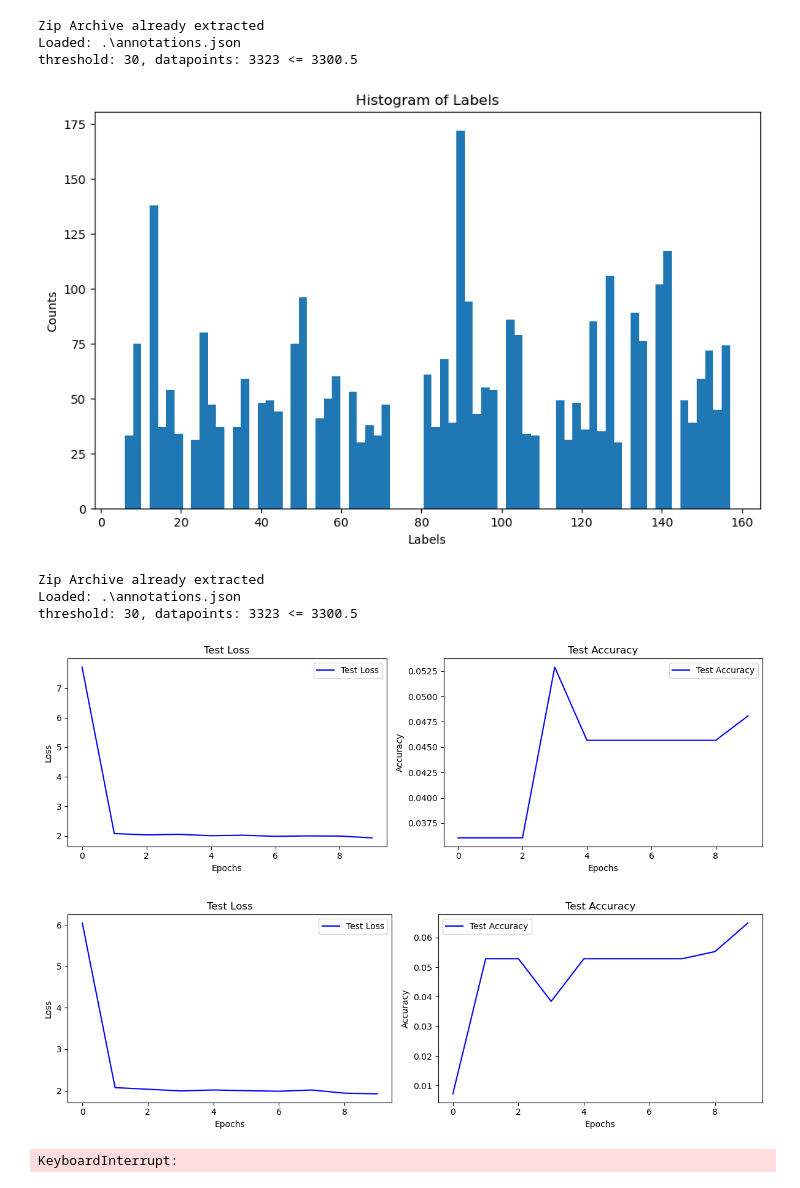
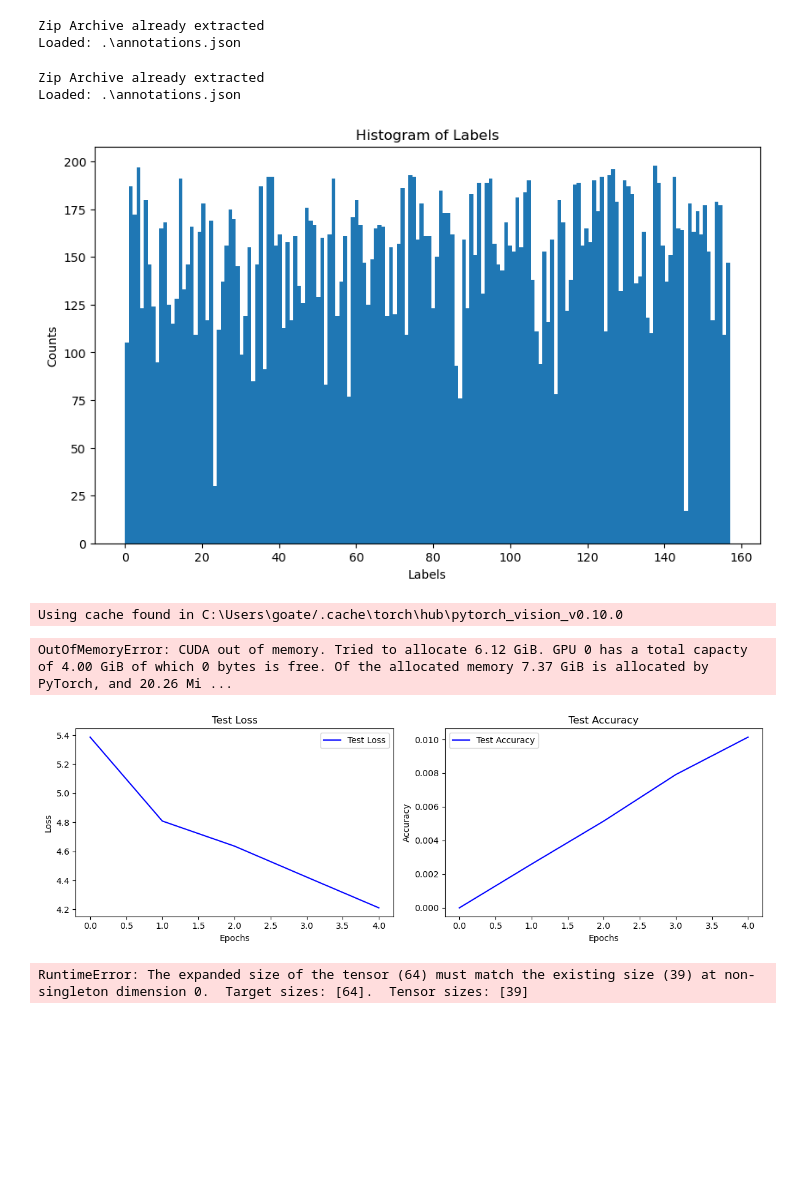
Before and after one commit to progManu/internship, a Jupyter notebook: datasets/dataset.ipynb, the cells around one changed output. Saved outputs shown, nothing was run; the diff lists cells and outputs as text; code cells hidden in the pictures; blank space fills up the shorter version.

Commit message:
dataset.ipynb mods

```diff
--- a/datasets/dataset.ipynb
+++ b/datasets/dataset.ipynb
@@ -8,9 +15,8 @@ transforms = torchvision.transforms.Compose([
     torchvision.transforms.ToPILImage(),
     torchvision.transforms.ToTensor()
 ])
+
+dataset = PartImageNet(root_folder='.', transform=transforms, filter_labels=None)
+# %% [output]
+Zip Archive already extracted
+Loaded: .\annotations.json
-# %%
-dataset = PartImageNet(root_folder='.', transform=transforms, filter_labels=None)
-# %% [output]
-Zip Archive already extracted
-Loaded: .\annotations.json
-threshold: 30, datapoints: 3323 <= 3300.5
@@ -17,10 +25,24 @@ threshold: 30, datapoints: 3323 <= 3300.5
+# %%
+mean = [0.4589, 0.4516, 0.3944]
+std = [0.2651, 0.2562, 0.2683]
+# %%
+transforms = torchvision.transforms.Compose([
+    torchvision.transforms.ToPILImage(),
+    torchvision.transforms.ToTensor(),
+    torchvision.transforms.Normalize(mean=mean, std=std)
+])
+
+dataset = PartImageNet(root_folder='.', transform=transforms, filter_labels=None)
+# %% [output]
+Zip Archive already extracted
+Loaded: .\annotations.json
 # %%
 dataset.plot_labels_hist()
 # %% [output]
-[figure, old version]
+[figure, new version]
-# %%
-dataset = PartImageNet(root_folder='.', transform=transforms, filter_labels=[*range(85, 96)])
-# %% [output]
-Zip Archive already extracted
-Loaded: .\annotations.json
-threshold: 30, datapoints: 3323 <= 3300.5
+# %%
+model = torch.hub.load('pytorch/vision:v0.10.0', 'resnet50', pretrained=False).to(device)
+# model.apply(lambda m: set_requires_grad(m, False))
+# model.fc = torch.nn.Linear(512, len(dataset.labels))
+# %% [output]
+Using cache found in C:\Users\goate/.cache\torch\hub\pytorch_vision_v0.10.0
@@ -27,12 +64,13 @@ threshold: 30, datapoints: 3323 <= 3300.5
+# %%
+get_labels_and_predictions(model=model, dataloader=trainloader)
+# %% [output]
+OutOfMemoryError: CUDA out of memory. Tried to allocate 6.12 GiB. GPU 0 has a total capacty of 4.00 GiB of which 0 bytes is free. Of the allocated memory 7.37 GiB is allocated by PyTorch, and 20.26 Mi ...
 # %%
-from CustomCNN import *
-
 model1 = CustomCNN(out_channs=20, classes=len(dataset.labels))
 
-exp1 = CustomCNNExperiment(dataset=dataset, model=model1, batch_size=64)
+exp1 = CustomCNNExperiment(dataset=dataset, model=model, batch_size=64)
 
-exp1.run(epochs=10)
+exp1.run(epochs=5)
 # %% [output]
-[figure, old version]
+[figure, new version]
-[figure, removed]
-KeyboardInterrupt:
+RuntimeError: The expanded size of the tensor (64) must match the existing size (39) at non-singleton dimension 0.  Target sizes: [64].  Tensor sizes: [39]
```
Also changed, not shown: parts of 5 cells of this notebook, 9 other files.
